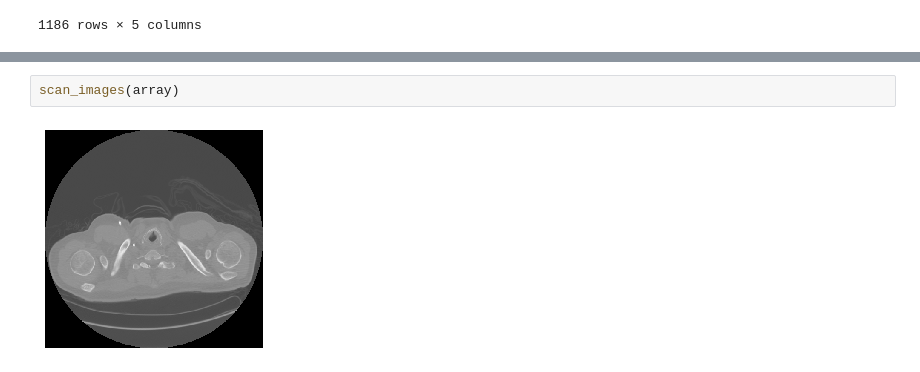
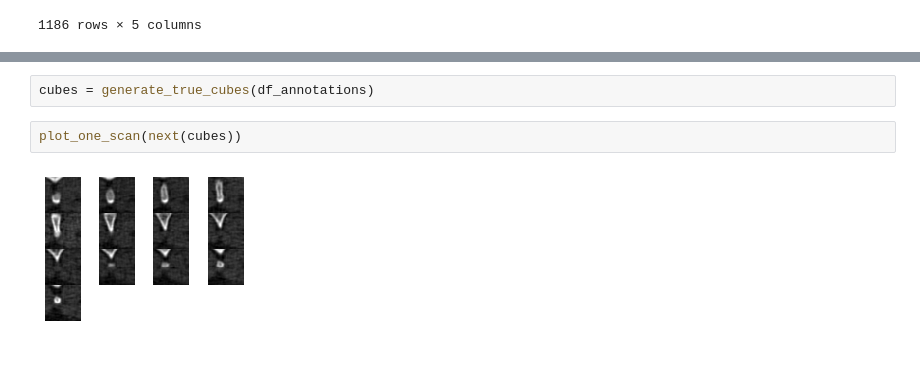
Before and after one commit to srwight/lung-cancer-detect, a Jupyter notebook: Scan_EDA.ipynb, the cells around one changed output, grey strips where cells are left out. Saved outputs shown, nothing was run; the diff lists cells and outputs as text.

Commit message:
implemented generate_true_cubes

```diff
--- a/Scan_EDA.ipynb
+++ b/Scan_EDA.ipynb
@@ -82,4 +46,6 @@ Name: array, dtype: object
-# %%
-scan_images(array)
-# %% [output]
-[figure, removed]
+# %%
+cubes = generate_true_cubes(df_annotations)
+# %%
+plot_one_scan(next(cubes))
+# %% [output]
+[figure, added]
```
Also changed, not shown: parts of 7 cells of this notebook, 1 other file.
